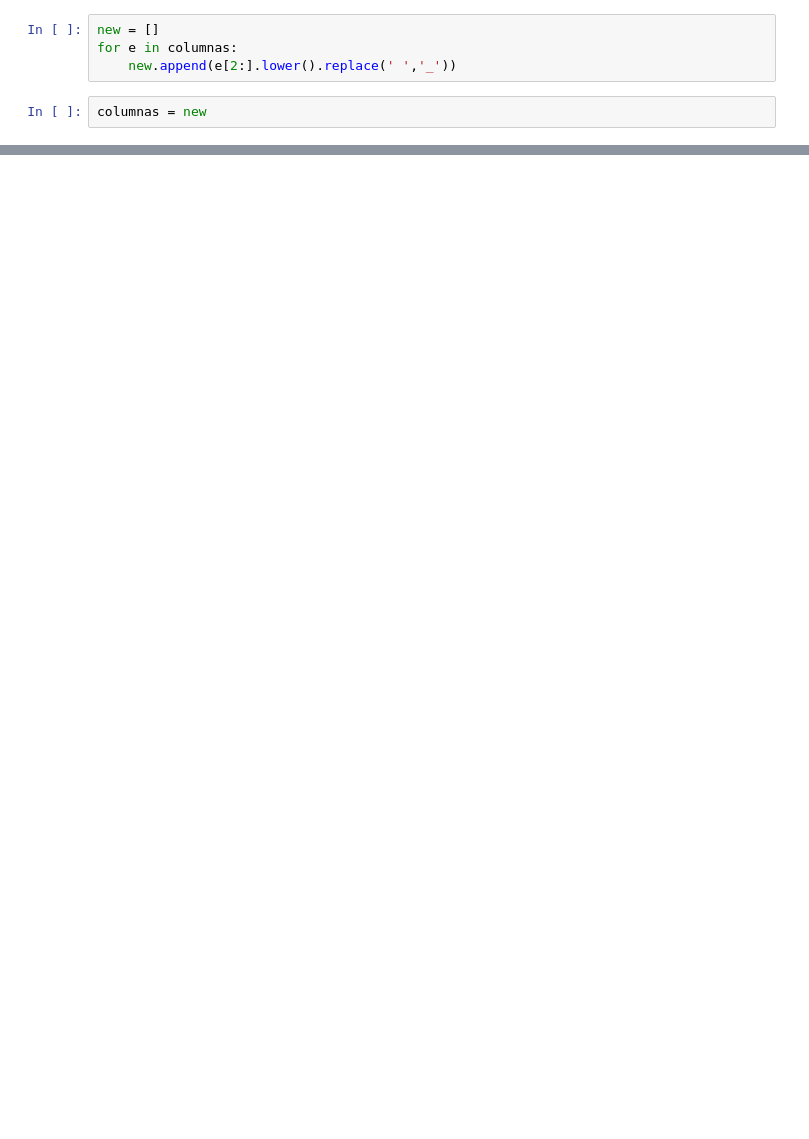
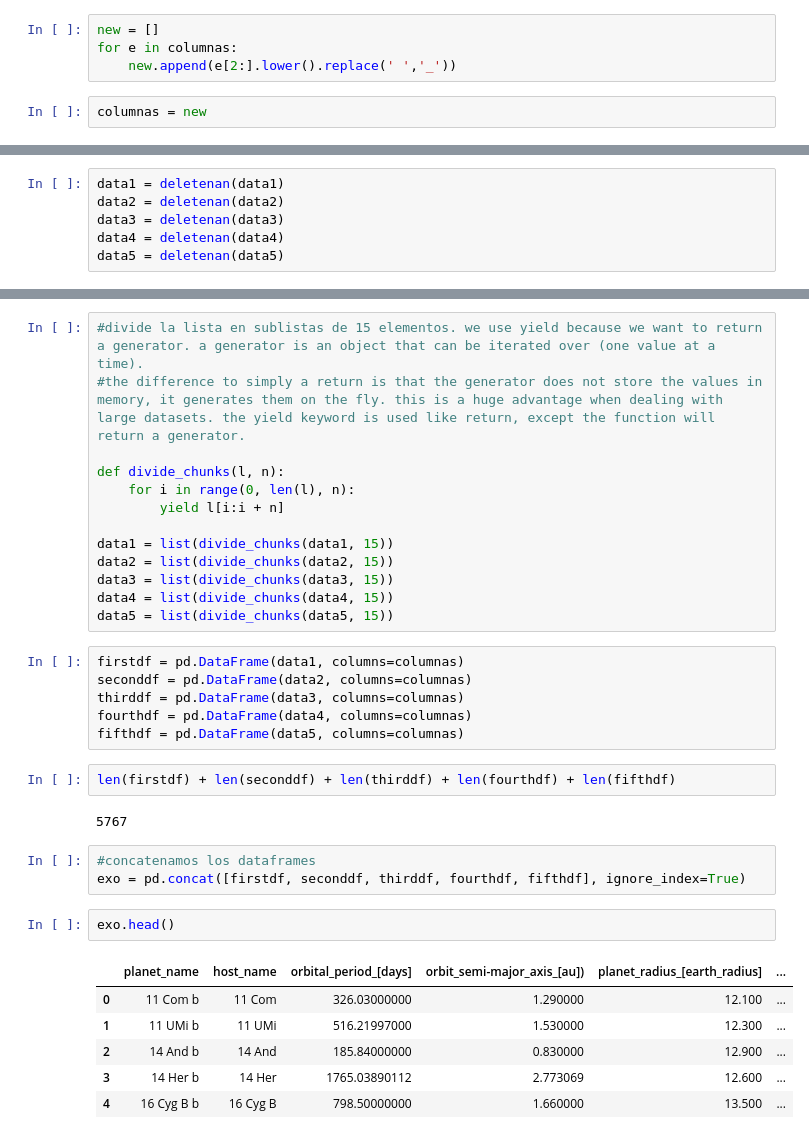
Before and after one commit to aminmadrileno/Exoplanet-project, a Jupyter notebook: extraction.ipynb, the cells around one changed output, grey strips where cells are left out. Cells and saved outputs as stored; diff of their text form; blank space fills up the shorter version.

```diff
--- a/extraction.ipynb
+++ b/extraction.ipynb
@@ -135,0 +197,6 @@ ggggg =  tabla.find_elements(By.CSS_SELECTOR, "td[valign='middle']")
+# %%
+data1 = deletenan(data1)
+data2 = deletenan(data2)
+data3 = deletenan(data3)
+data4 = deletenan(data4)
+data5 = deletenan(data5)
@@ -135,0 +221,35 @@ ggggg =  tabla.find_elements(By.CSS_SELECTOR, "td[valign='middle']")
+# %%
+#divide la lista en sublistas de 15 elementos. we use yield because we want to return a generator. a generator is an object that can be iterated over (one value at a time).
+#the difference to simply a return is that the generator does not store the values in memory, it generates them on the fly. this is a huge advantage when dealing with large datasets. the yield keyword is used like return, except the function will return a generator.
+
+def divide_chunks(l, n):
+    for i in range(0, len(l), n):
+        yield l[i:i + n]
+
+data1 = list(divide_chunks(data1, 15))
+data2 = list(divide_chunks(data2, 15))
+data3 = list(divide_chunks(data3, 15))
+data4 = list(divide_chunks(data4, 15))
+data5 = list(divide_chunks(data5, 15))
+# %%
+firstdf = pd.DataFrame(data1, columns=columnas)
+seconddf = pd.DataFrame(data2, columns=columnas)
+thirddf = pd.DataFrame(data3, columns=columnas)
+fourthdf = pd.DataFrame(data4, columns=columnas)
+fifthdf = pd.DataFrame(data5, columns=columnas)
+# %%
+len(firstdf) + len(seconddf) + len(thirddf) + len(fourthdf) + len(fifthdf)
+# %% [output]
+5767
+# %%
+#concatenamos los dataframes
+exo = pd.concat([firstdf, seconddf, thirddf, fourthdf, fifthdf], ignore_index=True)
+# %%
+exo.head()
+# %% [output]
+|  | planet_name | host_name | orbital_period_[days] | orbit_semi-major_axis_[au]) | planet_radius_[earth_radius] | ... |
+| 0 | 11 Com b | 11 Com | 326.03000000 | 1.290000 | 12.100 | ... |
+| 1 | 11 UMi b | 11 UMi | 516.21997000 | 1.530000 | 12.300 | ... |
+| 2 | 14 And b | 14 And | 185.84000000 | 0.830000 | 12.900 | ... |
+| 3 | 14 Her b | 14 Her | 1765.03890112 | 2.773069 | 12.600 | ... |
+| 4 | 16 Cyg B b | 16 Cyg B | 798.50000000 | 1.660000 | 13.500 | ... |
```
Also changed, not shown: parts of 68 cells of this notebook, 13 other files.
